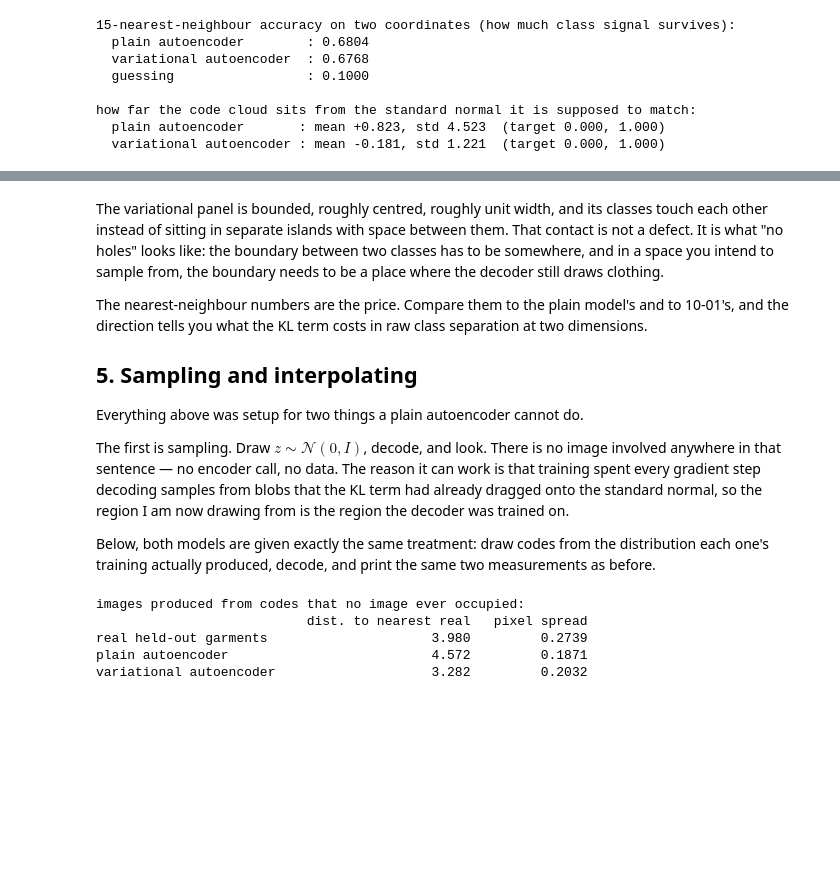
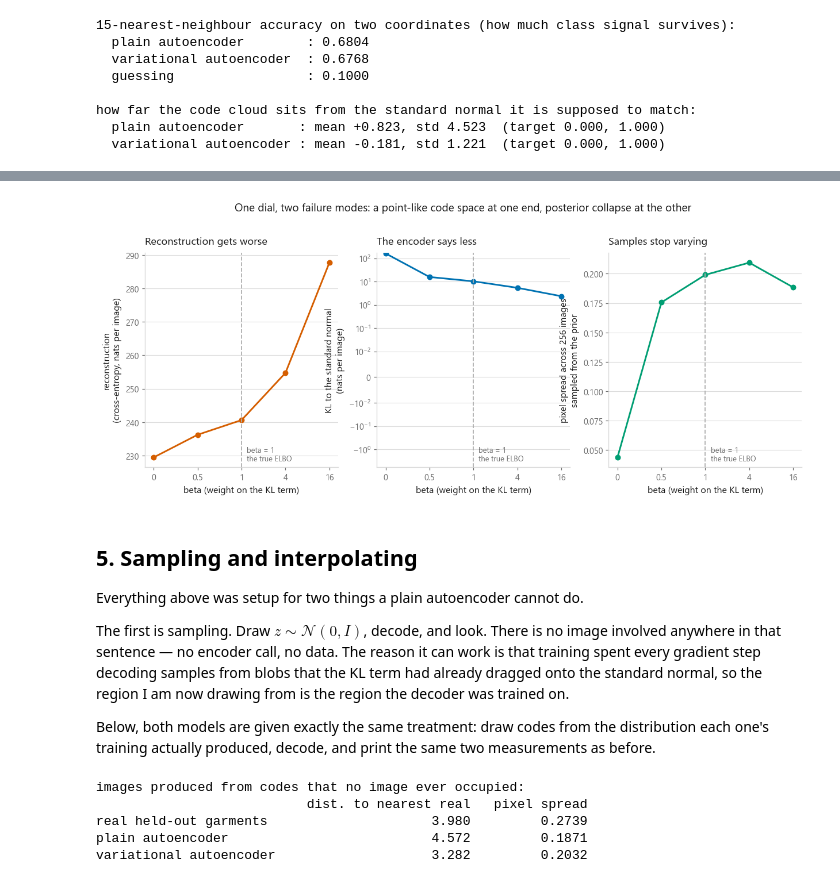
Before and after one commit to ELounissi/open-ml-notebooks, a Jupyter notebook: 10-generative-models/02-variational-autoencoders/notebook.ipynb, the cells around one changed output, grey strips where cells are left out. Cells and saved outputs as stored; diff of their text form; code cells hidden in the pictures; blank space fills up the shorter version.

```diff
--- a/10-generative-models/02-variational-autoencoders/notebook.ipynb
+++ b/10-generative-models/02-variational-autoencoders/notebook.ipynb
@@ -806,15 +790,38 @@ how far the code cloud sits from the standard normal it is supposed to match:
+# %%
+positions = np.arange(len(BETAS))
+beta_labels = [("0" if b == 0 else f"{b:g}") for b in BETAS]
+
+fig, axes = plt.subplots(1, 3, figsize=(13.4, 4.4))
+panels = [
+    ("recon", "reconstruction\n(cross-entropy, nats per image)",
+     "Reconstruction gets worse", style.HIGHLIGHT, False),
+    ("KL", "KL to the standard normal\n(nats per image)",
+     "The encoder says less", style.PALETTE[0], True),
+    ("sample spread", "pixel spread across 256 images\nsampled from the prior",
+     "Samples stop varying", style.PALETTE[2], False),
+]
+for ax, (column, ylabel, headline, colour, log_y) in zip(axes, panels):
+    ax.plot(positions, sweep[column], marker=style.MARKERS[0], color=colour)
+    ax.axvline(BETAS.index(1.0), color=style.NEUTRAL, linestyle="--", linewidth=1.2)
+    ax.annotate("beta = 1\nthe true ELBO", xy=(BETAS.index(1.0), 0.03),
+                xycoords=("data", "axes fraction"), xytext=(6, 0),
+                textcoords="offset points", fontsize=8.5, color=style.MUTED)
+    ax.set_xticks(positions, beta_labels)
+    ax.set_xlabel("beta (weight on the KL term)")
+    ax.set_ylabel(ylabel)
+    if log_y:
+        # symlog rather than log: the KL at the collapsed end can land close
+        # enough to zero that a log axis would simply drop the point.
+        ax.set_yscale("symlog", linthresh=0.01)
+    style.title(ax, headline)
+
+fig.suptitle("One dial, two failure modes: a point-like code space at one end, "
+             "posterior collapse at the other",
+             x=0.5, y=1.06, fontsize=12.5, color=style.INK)
+style.save(fig, FIG / "fig-03-beta-sweep.png")
+# %% [output]
+[figure, added]
 # %% [markdown]
-The variational panel is bounded, roughly centred, roughly unit width, and its
-classes touch each other instead of sitting in separate islands with space
-between them. That contact is not a defect. It is what "no holes" looks like:
-the boundary between two classes has to be somewhere, and in a space you intend
-to sample from, the boundary needs to be a place where the decoder still draws
-clothing.
-
-The nearest-neighbour numbers are the price. Compare them to the plain model's
-and to 10-01's, and the direction tells you what the KL term costs in raw class
-separation at two dimensions.
-
 ## 5. Sampling and interpolating
 
 Everything above was setup for two things a plain autoencoder cannot do.
```
Also changed, not shown: parts of 11 cells of this notebook, 10 other files.
